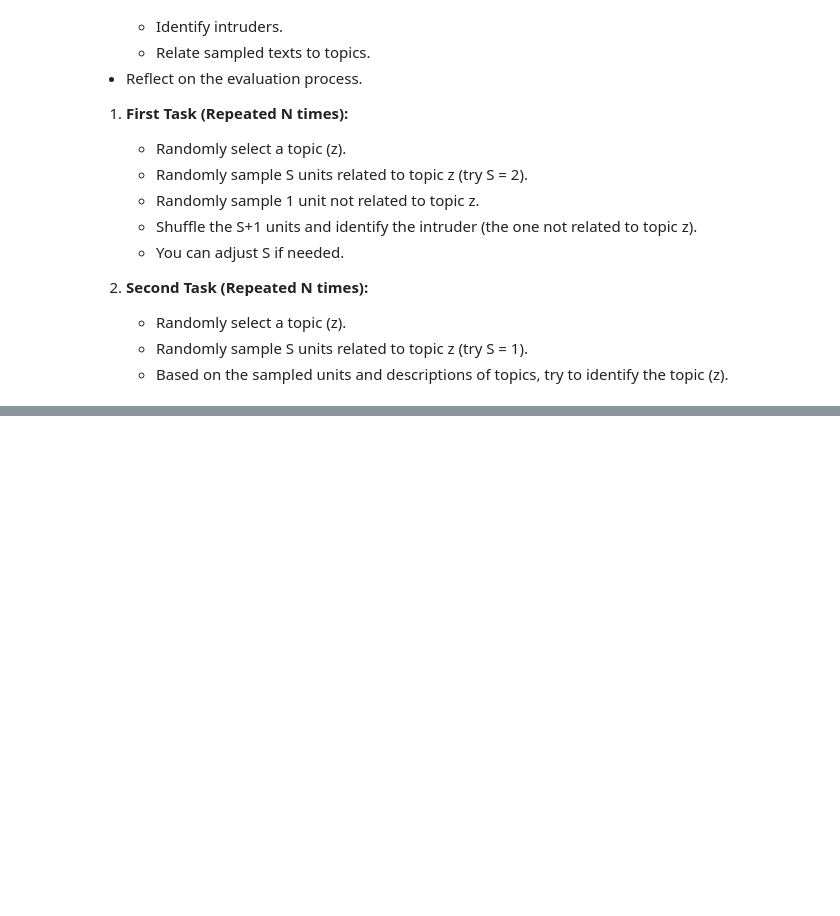
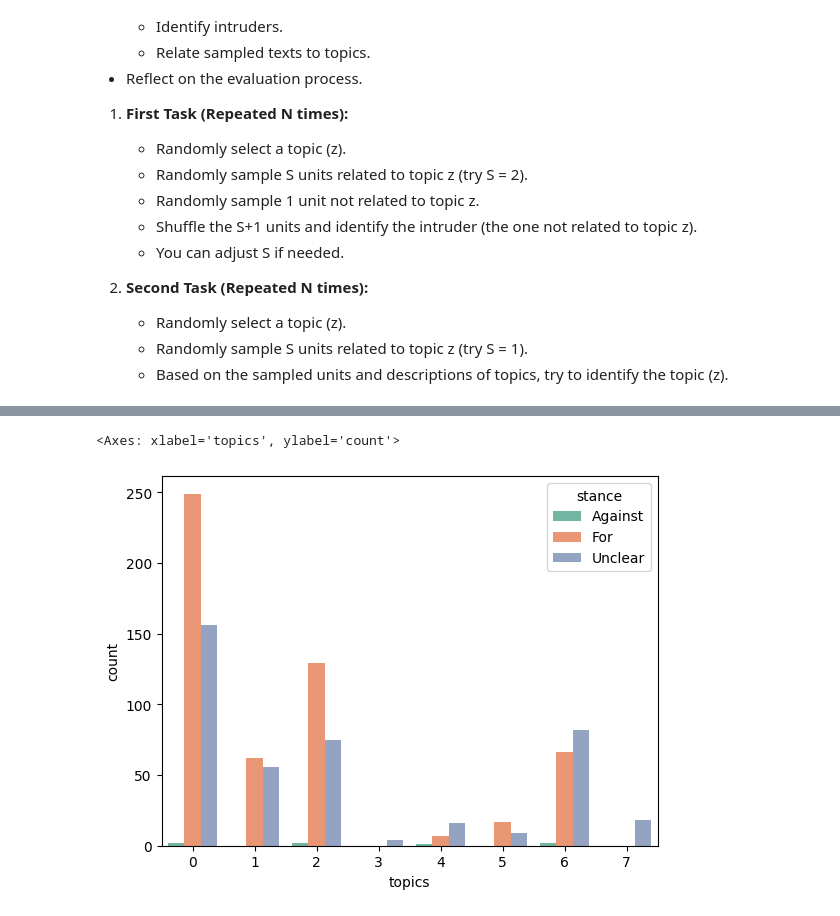
Before and after one commit to vaughankraska/social_data_mining, a Jupyter notebook: src/sdm/lab_scripts/text_analysis/data_driven_task1.3_lda.ipynb, the cells around one changed output, grey strips where cells are left out. Saved outputs shown, nothing was run; the diff lists cells and outputs as text; code cells hidden in the pictures; blank space fills up the shorter version.

Commit message:
finished task 1
1.3-1.8 are all in data_driven_task1.3_lda.ipynb

```diff
--- a/src/sdm/lab_scripts/text_analysis/data_driven_task1.3_lda.ipynb
+++ b/src/sdm/lab_scripts/text_analysis/data_driven_task1.3_lda.ipynb
@@ -207,0 +432,8 @@ Try to identify the topic of the sampled documents!
+# %%
+K = 8
+vectorizer = CountVectorizer(stop_words='english')
+X = vectorizer.fit_transform(df['processed_corpus'])
+lda = LatentDirichletAllocation(n_components=K, random_state=42)
+lda.fit(X)
+# %%
+df["topics"] = [x.argmax() for x in lda.transform(X)]
@@ -207,0 +453,5 @@ Try to identify the topic of the sampled documents!
+# %%
+sns.barplot(data=df.groupby(['topics', 'stance']).size().reset_index(name='count'), x="topics", y="count", hue="stance", palette="Set2")
+# %% [output]
+<Axes: xlabel='topics', ylabel='count'>
+[figure, added]
```
Also changed, not shown: parts of 17 cells of this notebook.
